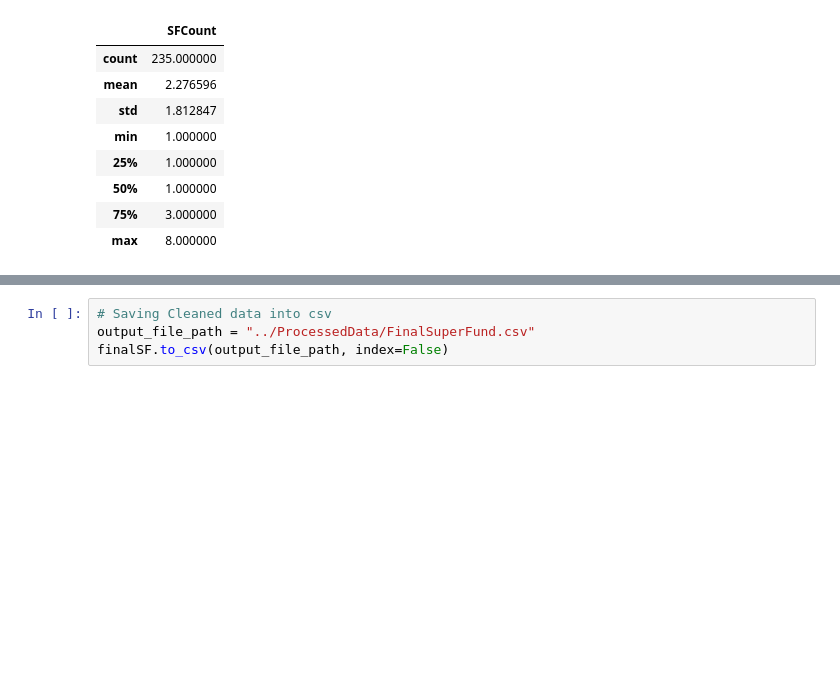
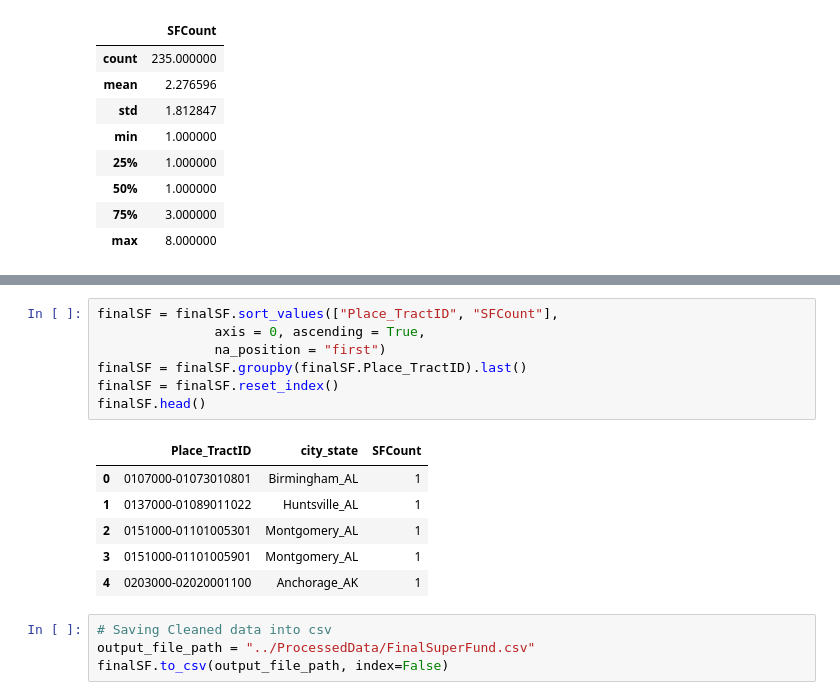
Before and after one commit to CWCroghan/project-one, a Jupyter notebook: dataProcessing/FindClosestSuperFund.ipynb, the cells around one changed output, grey strips where cells are left out. Drawn from its saved outputs; the diff is of its cells as text; blank space fills up the shorter version.

```diff
--- a/dataProcessing/FindClosestSuperFund.ipynb
+++ b/dataProcessing/FindClosestSuperFund.ipynb
@@ -165,3 +165,17 @@ finalSF.head()
+# %%
+finalSF = finalSF.sort_values(["Place_TractID", "SFCount"],
+               axis = 0, ascending = True,
+               na_position = "first")
+finalSF = finalSF.groupby(finalSF.Place_TractID).last()
+finalSF = finalSF.reset_index()
+finalSF.head()
+# %% [output]
+|  | Place_TractID | city_state | SFCount |
+| 0 | 0107000-01073010801 | Birmingham_AL | 1 |
+| 1 | 0137000-01089011022 | Huntsville_AL | 1 |
+| 2 | 0151000-01101005301 | Montgomery_AL | 1 |
+| 3 | 0151000-01101005901 | Montgomery_AL | 1 |
+| 4 | 0203000-02020001100 | Anchorage_AK | 1 |
 # %%
 # Saving Cleaned data into csv
 output_file_path = "../ProcessedData/FinalSuperFund.csv"
```
Also changed, not shown: parts of 1 cell of this notebook, 5 other files.
